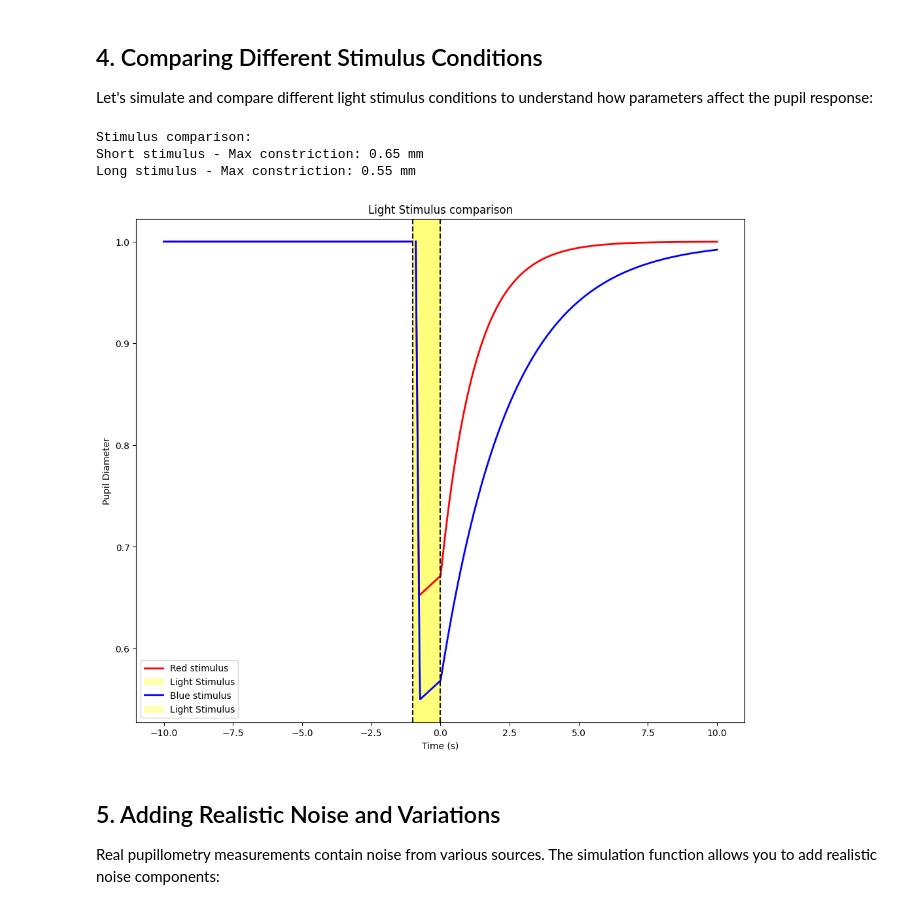
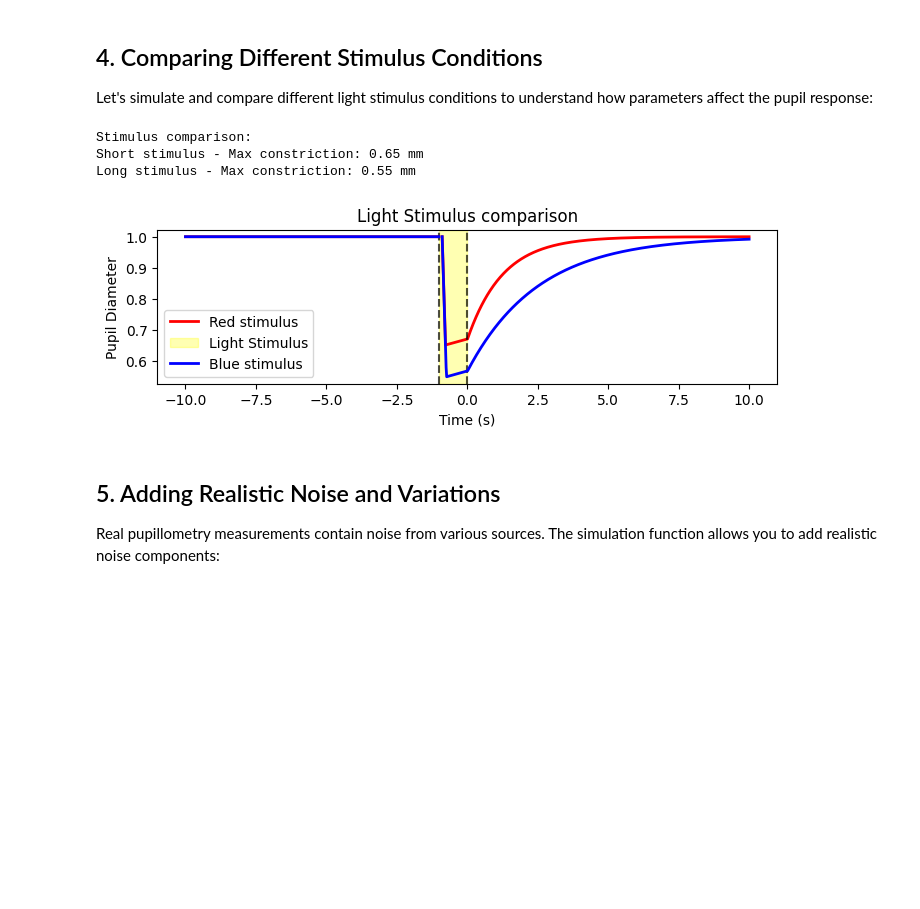
Before and after one commit to SBelgers/pypipr_package, a Jupyter notebook: docs/source/examples/example_ipynb/pupil_measurement/01_pupil_simulation.ipynb, the cells around one changed output. Saved outputs shown, nothing was run; the diff lists cells and outputs as text; code cells hidden in the pictures; blank space fills up the shorter version.

```diff
--- a/docs/source/examples/example_ipynb/pupil_measurement/01_pupil_simulation.ipynb
+++ b/docs/source/examples/example_ipynb/pupil_measurement/01_pupil_simulation.ipynb
@@ -105,35 +148,58 @@ ax.legend()
 
 Let's simulate and compare different light stimulus conditions to understand how parameters affect the pupil response:
 # %%
-# Create simulations with different stimulus durations and intensities
+# Create simulations with different stimulus durations and intensities (Red vs. Blue)
 red_stim = pypipr.simulate_pupil_measurement(
     constrict_param_cv=-2.9,
     t_peak_constrict_rel_to_light_onset=0.22,
     redilation_param_k=-0.8,
 )
-blue_stim = pypipr.simulate_pupil_measurement()
 
-# Plot comparison
-fig, ax = plt.subplots(1, 1, figsize=(12, 10))
+blue_stim = pypipr.simulate_pupil_measurement(
+    constrict_param_cv=-3.0,
+    t_peak_constrict_rel_to_light_onset=0.25,
+    redilation_param_k=-0.4,
+)
 
-# Short stimulus
-red_stim.plot(ax=ax, color="red", linewidth=2, label="Red stimulus")
-red_stim.plot_light_stimulus(ax=ax, color="orange", alpha=0.3)
+# Initialize the figure
+fig, ax = plt.subplots(1, 1, figsize=(8, 2))
 
-# Long stimulus
-blue_stim.plot(ax=ax, color="blue", linewidth=2, label="Blue stimulus")
-blue_stim.plot_light_stimulus(ax=ax, color="yellow", alpha=0.3)
-ax.set_title("Light Stimulus comparison")
-ax.legend()
+# Show red stimulus
+red_stim.plot(
+    ax=ax,
+    color="red",
+    linewidth=2,
+    label="Red stimulus"
+)
 
+red_stim.plot_light_stimulus(
+    ax=ax,
+    color="yellow",
+    alpha=0.3
+)
+
+# Show blue stimulus
+blue_stim.plot(
+    ax=ax,
+    color="blue",
+    linewidth=2,
+    label="Blue stimulus"
+)
+
+# Print comparison of maximum constriction
 print("Stimulus comparison:")
 print(f"Short stimulus - Max constriction: {np.nanmin(red_stim.get_size()):.2f} mm")
 print(f"Long stimulus - Max constriction: {np.nanmin(blue_stim.get_size()):.2f} mm")
+
+# Show the plot
+ax.set_title("Light Stimulus comparison")
+ax.legend()
+plt.show()
 # %% [output]
 Stimulus comparison:
 Short stimulus - Max constriction: 0.65 mm
 Long stimulus - Max constriction: 0.55 mm
-[figure, old version]
+[figure, new version]
 # %% [markdown]
 ## 5. Adding Realistic Noise and Variations
 
```
Also changed, not shown: parts of 5 cells of this notebook, 8 other files.
